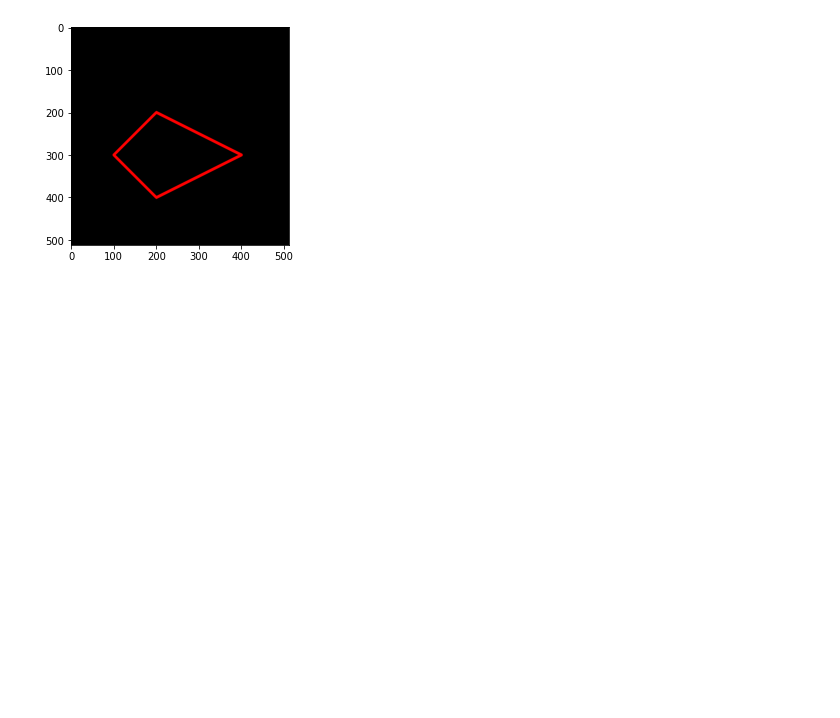
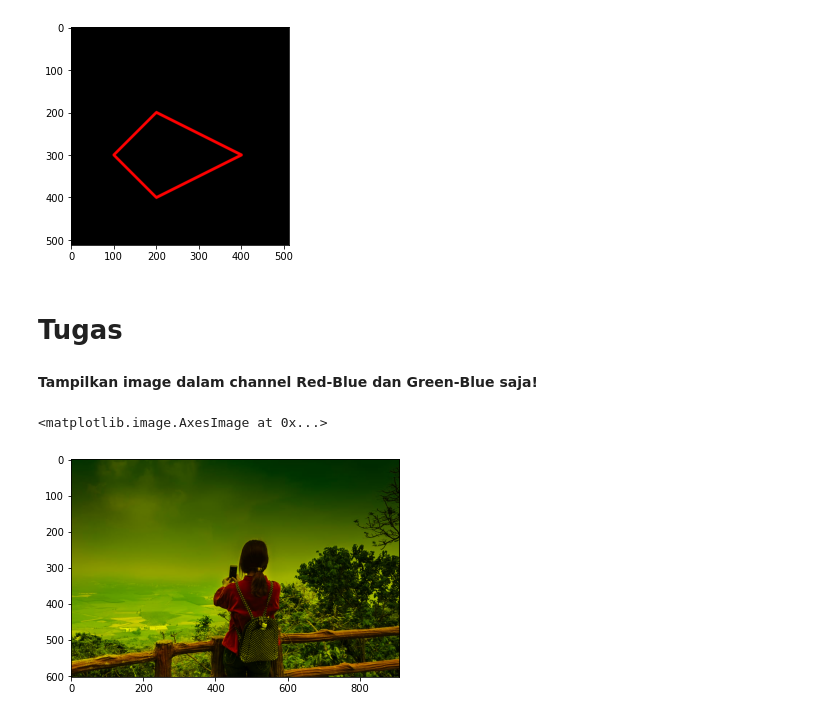
Before and after one commit to sitiaisyah14/PCVK_Genap_2023, a Jupyter notebook: Week2.ipynb, the cells around one changed output. Saved outputs shown, nothing was run; the diff lists cells and outputs as text; code cells hidden in the pictures; blank space fills up the shorter version.

```diff
--- a/Week2.ipynb
+++ b/Week2.ipynb
@@ -136,3 +136,16 @@ plt.imshow(black_img2)
 # %% [output]
 <matplotlib.image.AxesImage at 0x...>
 [figure]
+# %% [markdown]
+# **Tugas**
+# %% [markdown]
+**Tampilkan image dalam channel Red-Blue dan Green-Blue saja!**
+# %%
+#image dalam channel Red-Blue
+
+imgt1 = cv.cvtColor(img, cv.COLOR_BGR2RGB)
+imgt1[:,:,2] = np.zeros([imgt1.shape[0], imgt1.shape[1]])
+plt.imshow(imgt1)
+# %% [output]
+<matplotlib.image.AxesImage at 0x...>
+[figure, added]
```
Also changed, not shown: parts of 16 cells of this notebook.
